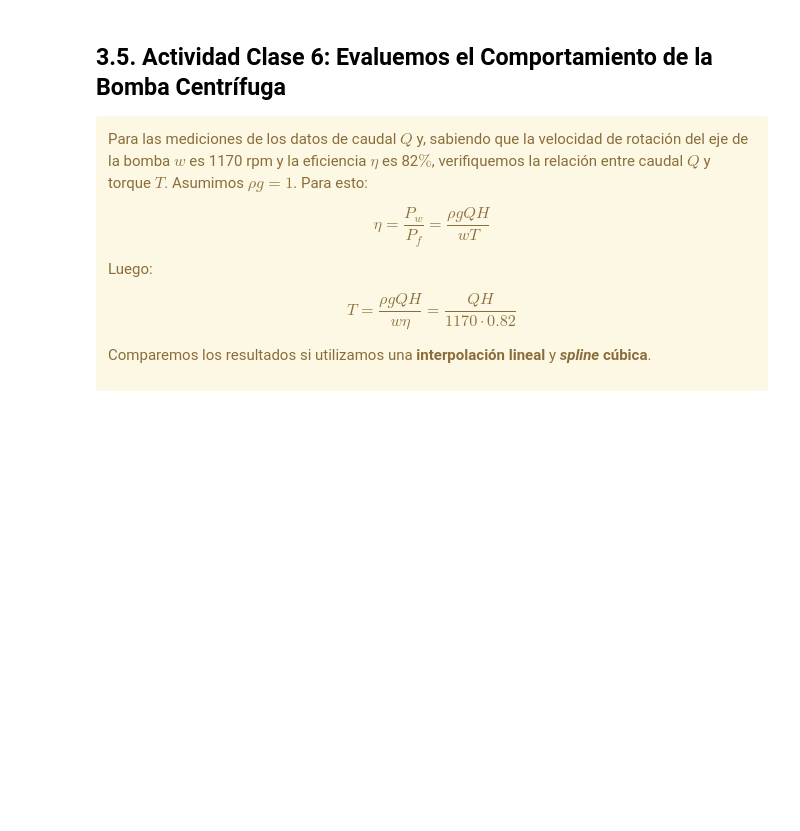
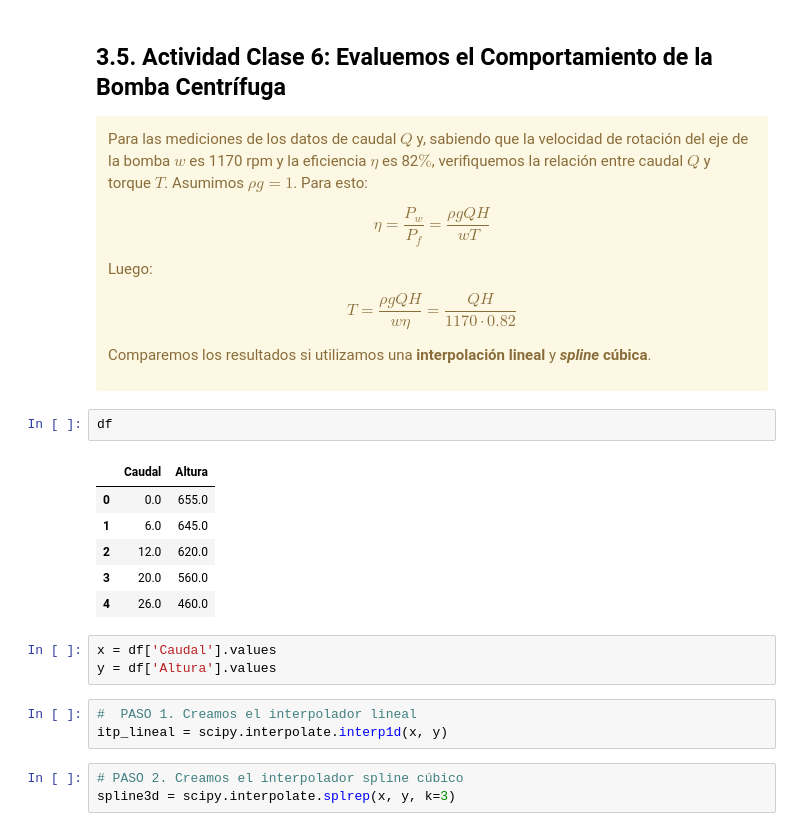
Before and after one commit to MauricioAlexand/ua-imec2001-hc-202310-s1, a Jupyter notebook: content/week3/C6_interpolacionybomba.ipynb, the cells around one changed output. Drawn from its saved outputs; the diff is of its cells as text; blank space fills up the shorter version.

```diff
--- a/content/week3/C6_interpolacionybomba.ipynb
+++ b/content/week3/C6_interpolacionybomba.ipynb
@@ -545,3 +636,21 @@ $$
 Comparemos los resultados si utilizamos una **interpolación lineal** y ***spline* cúbica**.
 
 </div>
+# %%
+df
+# %% [output]
+|  | Caudal | Altura |
+| 0 | 0.0 | 655.0 |
+| 1 | 6.0 | 645.0 |
+| 2 | 12.0 | 620.0 |
+| 3 | 20.0 | 560.0 |
+| 4 | 26.0 | 460.0 |
+# %%
+x = df['Caudal'].values
+y = df['Altura'].values
+# %%
+#  PASO 1. Creamos el interpolador lineal
+itp_lineal = scipy.interpolate.interp1d(x, y)
+# %%
+# PASO 2. Creamos el interpolador spline cúbico
+spline3d = scipy.interpolate.splrep(x, y, k=3)
```
Also changed, not shown: parts of 30 cells of this notebook.
